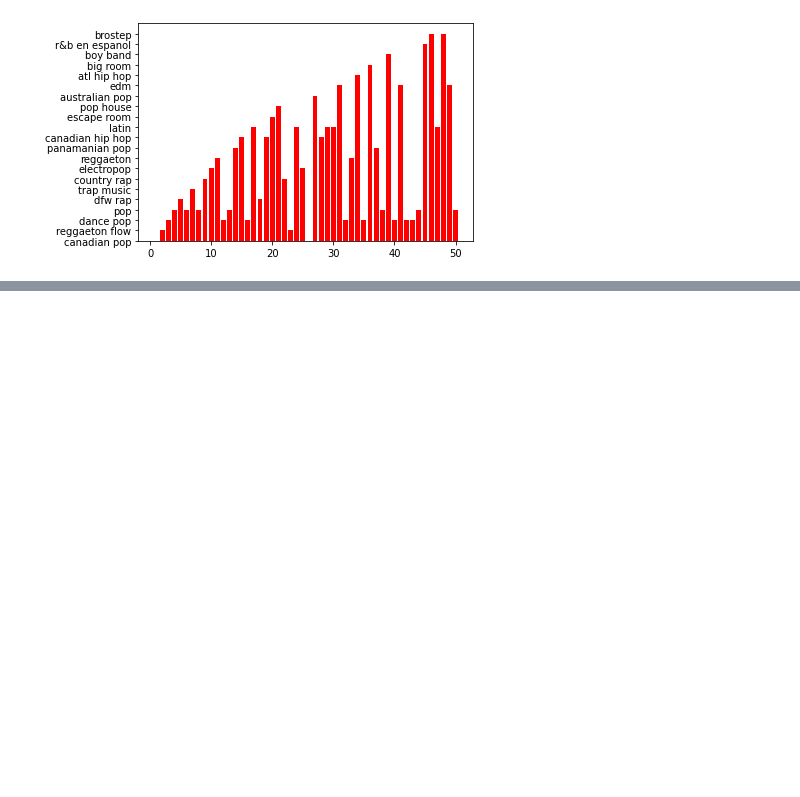
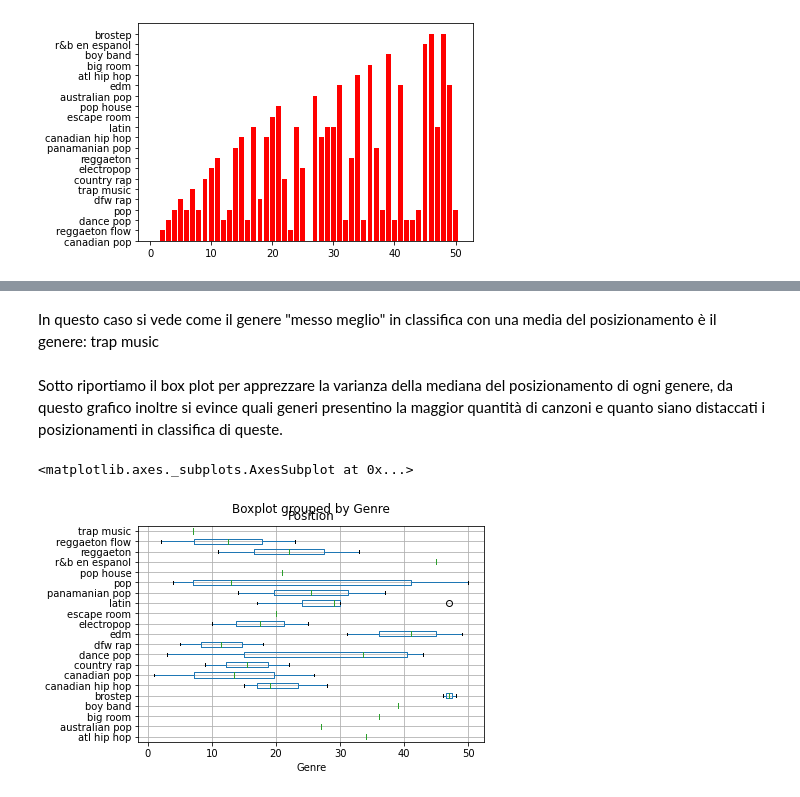
Before and after one commit to PedemonteGiacomo/DataScienceProject, a Jupyter notebook: project.ipynb, the cells around one changed output, grey strips where cells are left out. Cells and saved outputs as stored; diff of their text form; code cells hidden in the pictures; blank space fills up the shorter version.

```diff
--- a/project.ipynb
+++ b/project.ipynb
@@ -71,0 +79,9 @@ plt.bar(top50['Position'],top50['Genre'],color='r')
+# %% [markdown]
+In questo caso si vede come il genere "messo meglio" in classifica con una media del posizionamento è il genere: trap music
+# %% [markdown]
+Sotto riportiamo il box plot per apprezzare la varianza della mediana del posizionamento di ogni genere, da questo grafico inoltre si evince quali generi presentino la maggior quantità di canzoni e quanto siano distaccati i posizionamenti in classifica di queste.
+# %%
+top50.boxplot(column= 'Position', by='Genre',vert=False)
+# %% [output]
+<matplotlib.axes._subplots.AxesSubplot at 0x...>
+[figure, added]
```
Also changed, not shown: parts of 11 cells of this notebook.
